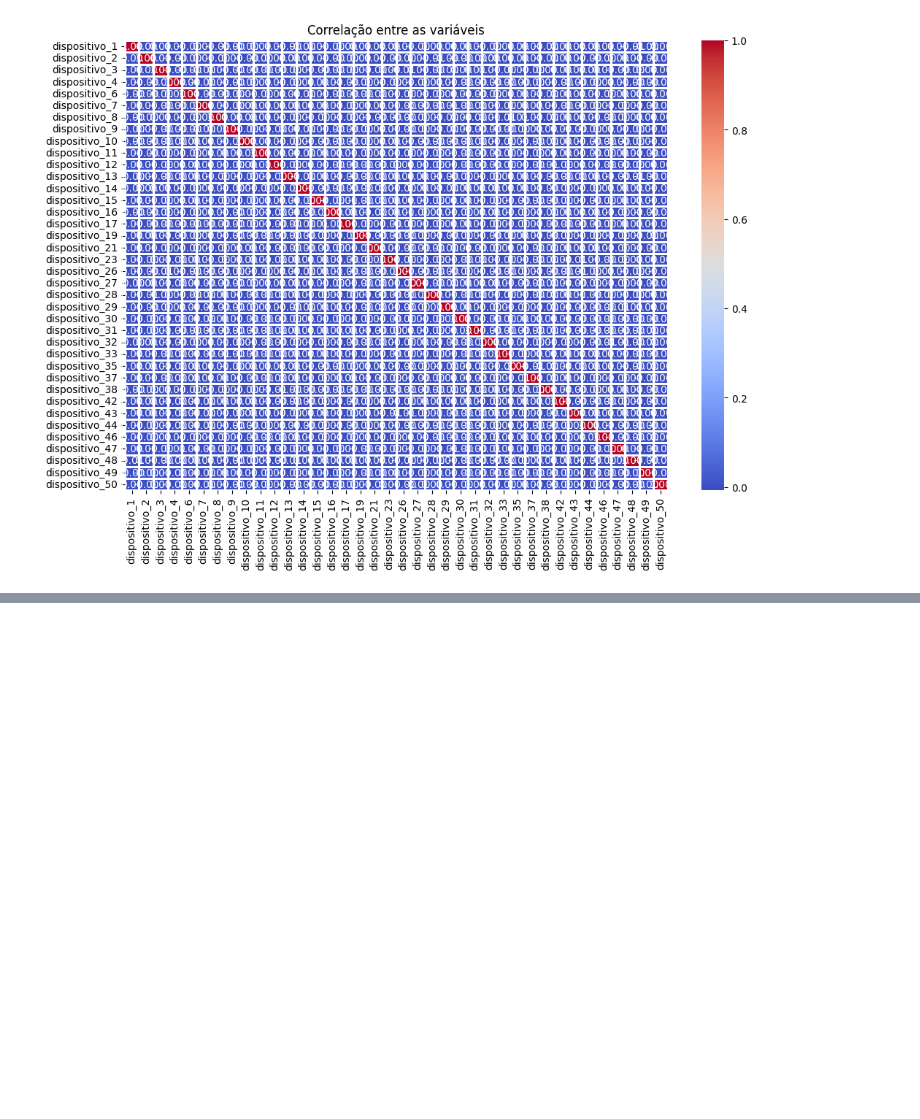
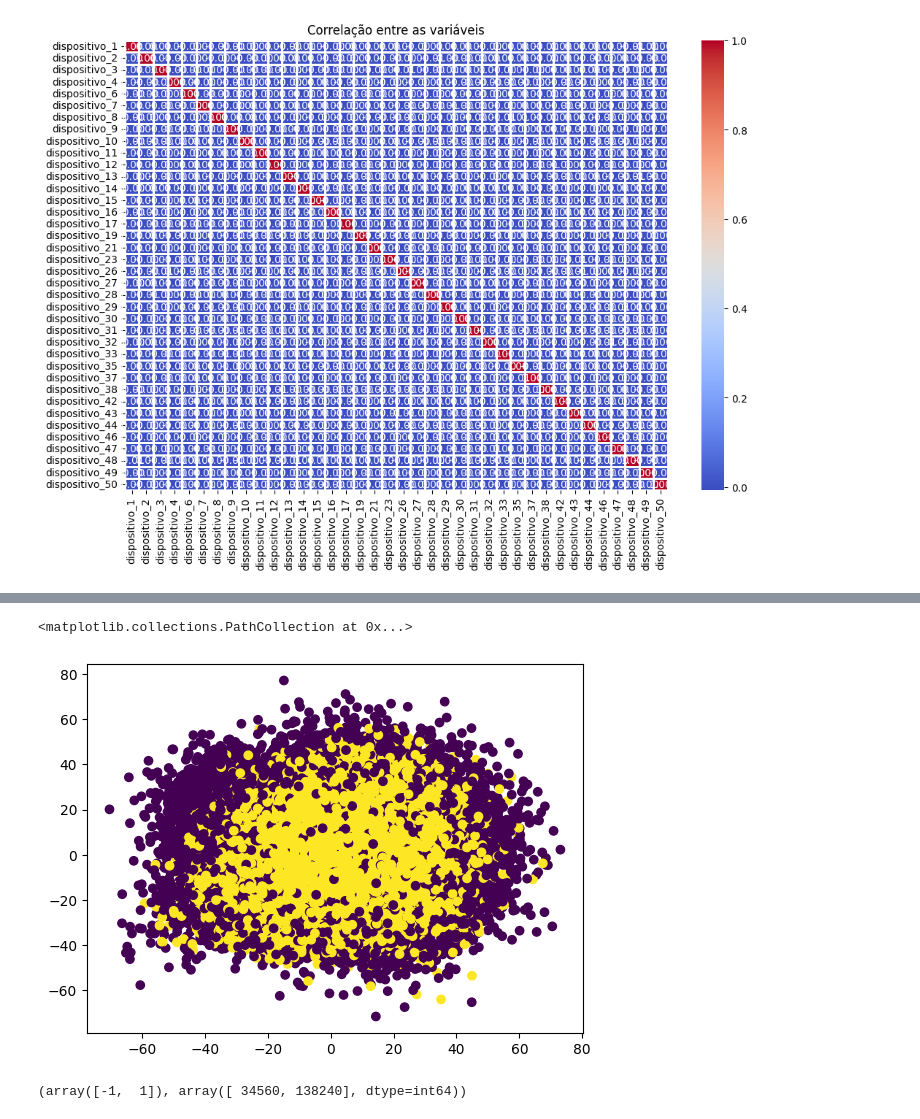
Before and after one commit to MarceloMTM/AI-UNIFEI, a Jupyter notebook: Base de dados Planta de Processo/Analise.ipynb, the cells around one changed output, grey strips where cells are left out. Saved outputs shown, nothing was run; the diff lists cells and outputs as text; code cells hidden in the pictures; blank space fills up the shorter version.

```diff
--- a/Base de dados Planta de Processo/Analise.ipynb
+++ b/Base de dados Planta de Processo/Analise.ipynb
@@ -175,0 +198,15 @@ plt.show()
+# %%
+from sklearn.ensemble import IsolationForest
+
+clf = IsolationForest(random_state=42, contamination=0.2)
+ano_y = clf.fit_predict(X)
+
+plt.scatter(X_pca[:, 0], X_pca[:, 1], c=ano_y, cmap='viridis')
+# %% [output]
+<matplotlib.collections.PathCollection at 0x...>
+[figure, added]
+# %%
+#count classes in ano_y
+np.unique(ano_y, return_counts=True)
+# %% [output]
+(array([-1,  1]), array([ 34560, 138240], dtype=int64))
```
Also changed, not shown: parts of 6 cells of this notebook, 1 other file.
